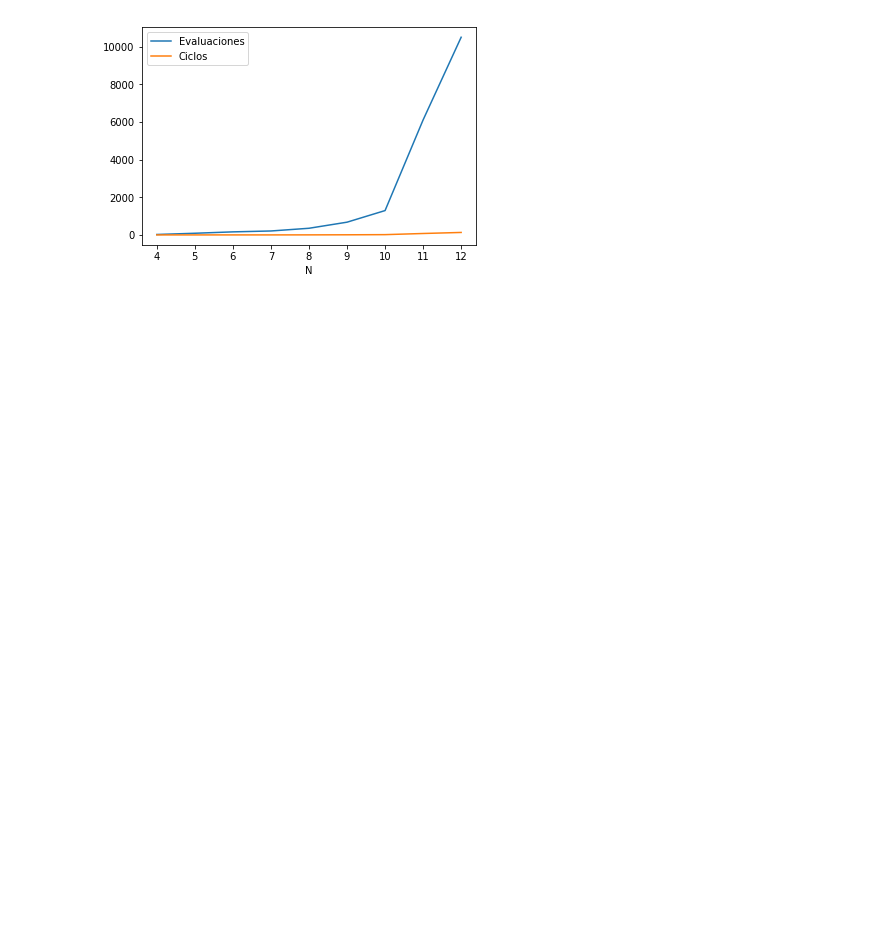
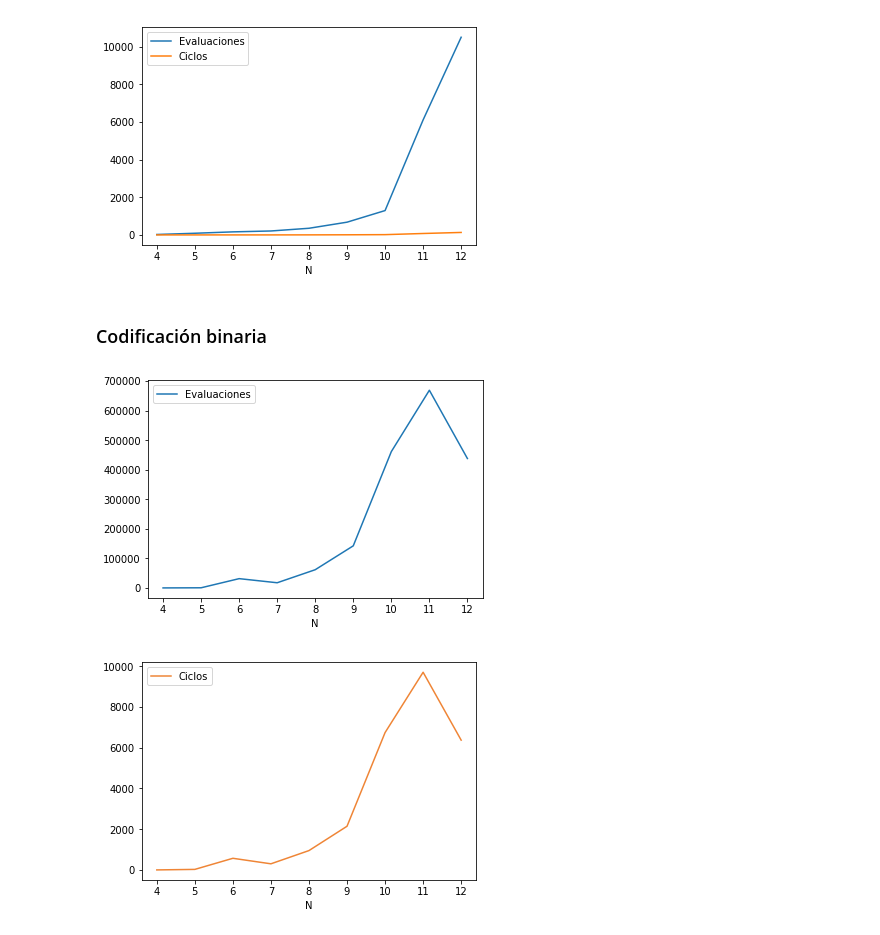
Before and after one commit to blayhem/uc3m-GA-nqueens, a Jupyter notebook: Graphics.ipynb, the cells around one changed output. Saved outputs shown, nothing was run; the diff lists cells and outputs as text; code cells hidden in the pictures; blank space fills up the shorter version.

```diff
--- a/Graphics.ipynb
+++ b/Graphics.ipynb
@@ -30,3 +36,24 @@ plt.legend()
 plt.show()
 # %% [output]
 [figure]
+# %% [markdown]
+### Codificación binaria
+# %%
+import matplotlib.pyplot as plt
+
+evals2  = [298.3,744.4,31652.3,17754.9,61845.6,142654.6,461264.8,668845.6,437959.6]
+ciclos2 = [4.6,30.2,574.8,304.3,953.4,2146.7,6741.7,9701.7,6371.0]
+
+plt.plot([i for i in range(4,13)], evals2[:9], label='Evaluaciones')
+plt.xlabel('N')
+plt.legend()
+plt.show()
+
+plt.plot([i for i in range(4,13)], ciclos2[:9], '#EF8536',label='Ciclos')
+
+plt.xlabel('N')
+plt.legend()
+plt.show()
+# %% [output]
+[figure, added]
+[figure, added]
```
Also changed, not shown: parts of 3 cells of this notebook, 1 other file.
